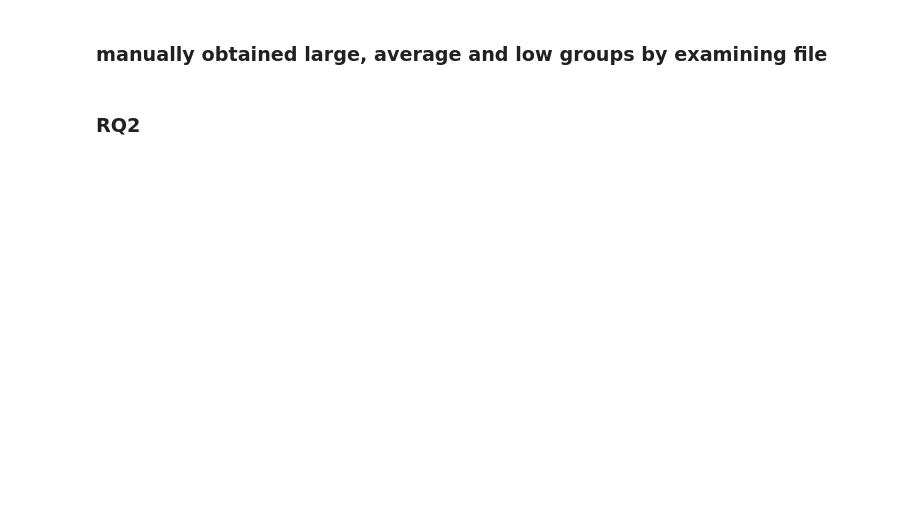
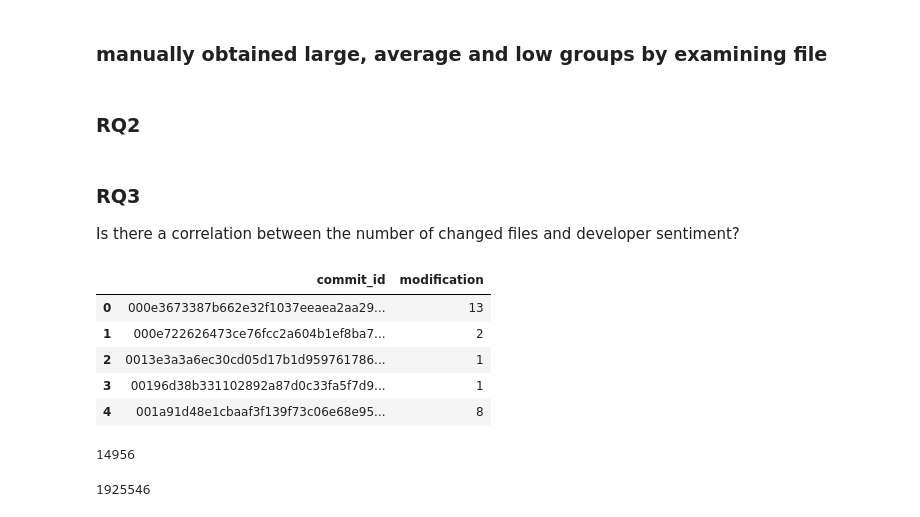
Before and after one commit to tiemonl/CSC640FinalProject, a Jupyter notebook: csc640_proj.ipynb, the cells around one changed output. Drawn from its saved outputs; the diff is of its cells as text; code cells hidden in the pictures; blank space fills up the shorter version.

```diff
--- a/csc640_proj.ipynb
+++ b/csc640_proj.ipynb
@@ -151,3 +171,25 @@ avg_projects = commit_messages_final.loc[commit_messages_final['project_id'].isi
 low_projects = commit_messages_final.loc[commit_messages_final['project_id'].isin(lowlist)]
 # %% [markdown]
 ### RQ2
+# %% [markdown]
+### RQ3
+Is there a correlation between the number of changed files and developer sentiment?
+# %%
+files_changed_count = files_changed_final.groupby('commit_id').count().reset_index()
+files_changed_count = files_changed_count[['commit_id', 'modification']]
+files_changed_count.head()
+# %% [output]
+|  | commit_id | modification |
+| 0 | 000e3673387b662e32f1037eeaea2aa29... | 13 |
+| 1 | 000e722626473ce76fcc2a604b1ef8ba7... | 2 |
+| 2 | 0013e3a3a6ec30cd05d17b1d959761786... | 1 |
+| 3 | 00196d38b331102892a87d0c33fa5f7d9... | 1 |
+| 4 | 001a91d48e1cbaaf3f139f73c06e68e95... | 8 |
+# %%
+files_changed_count.shape[0]
+# %% [output]
+14956
+# %%
+commit_messages_final.drop_duplicates(subset=['commit_id'], keep='first').shape[0]
+# %% [output]
+1925546
```
Also changed, not shown: parts of 4 cells of this notebook.
